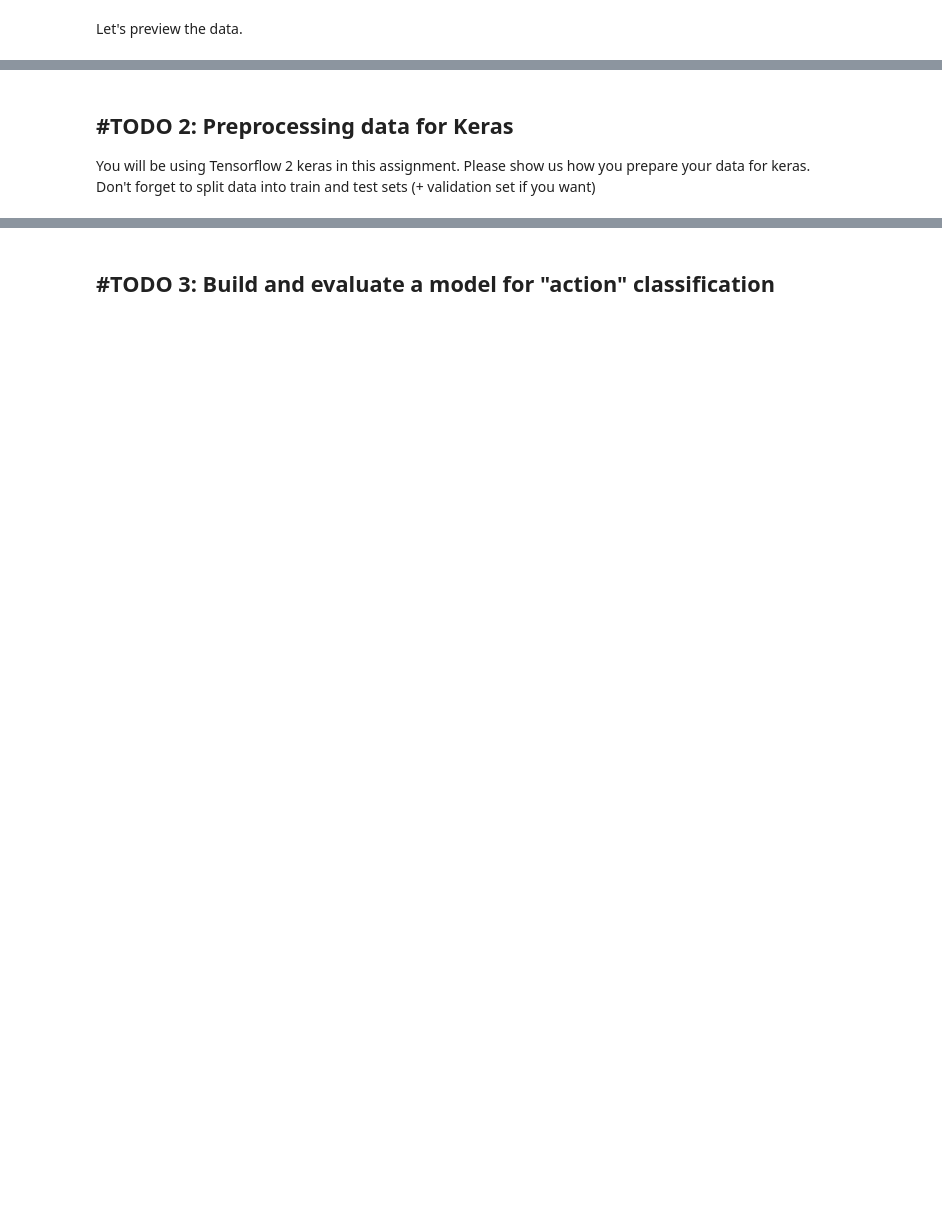
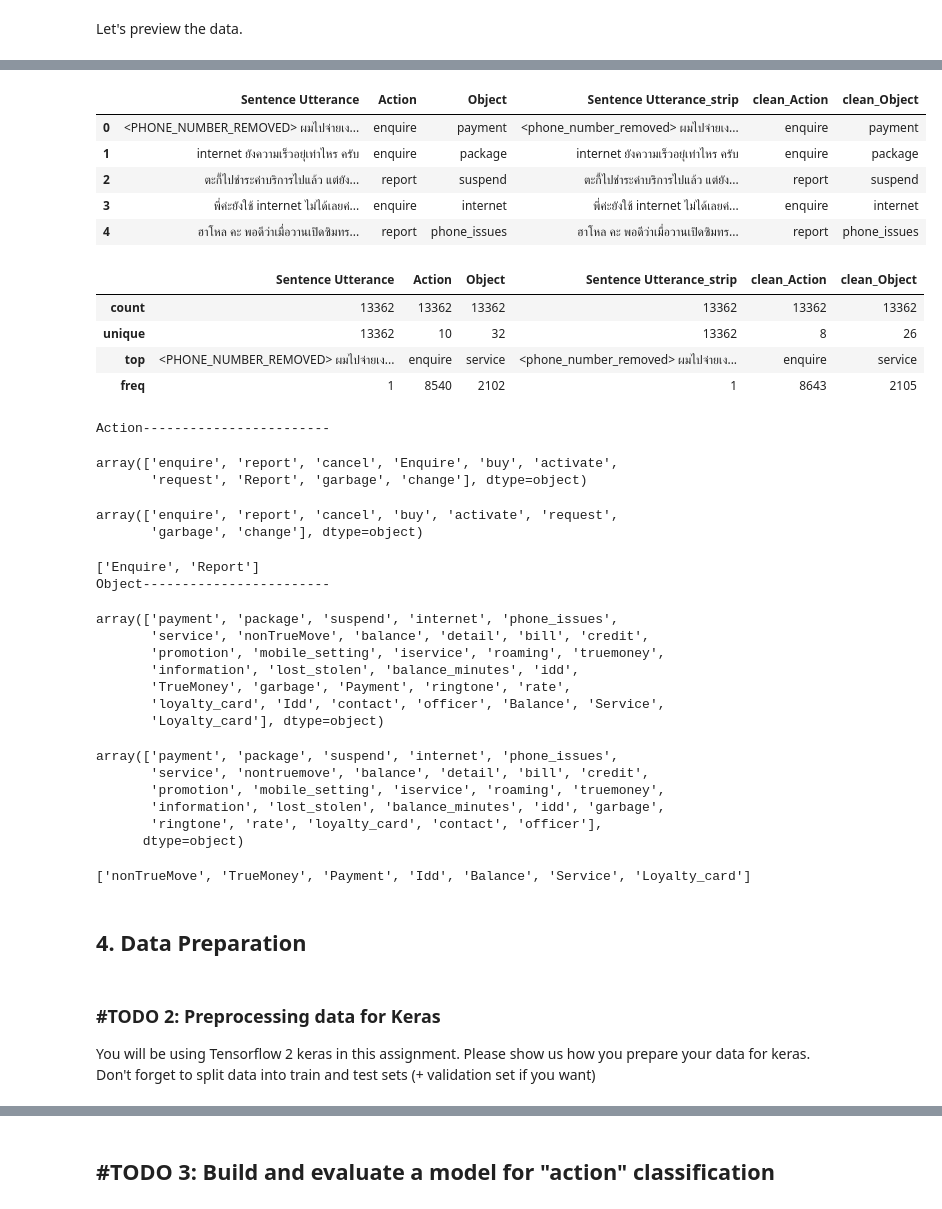
Before and after one commit to njrean/NLP_HW3, a Jupyter notebook: HW3.1.ipynb, the cells around one changed output, grey strips where cells are left out. Cells and saved outputs as stored; diff of their text form; code cells hidden in the pictures; blank space fills up the shorter version.

```diff
--- a/HW3.1.ipynb
+++ b/HW3.1.ipynb
@@ -35,7 +53,8 @@ First, we load the data from disk into a Dataframe.
 
 A Dataframe is essentially a table, or 2D-array/Matrix with a name for each column.
 # %%
-phone_df = pandas.read_csv('clean-phone-data.csv')
+phone_df = pandas.read_csv('dataset/clean-phone-data.csv')
+# phone_df = pandas.read_csv('/content/drive/MyDrive/NLP/HW_3/dataset/clean-phone-data.csv')
 # %% [markdown]
 Let's preview the data.
 # %%
@@ -64,0 +116,2 @@ display(data_df.Action.unique())
+# %%
+clean_df["Sentence Utterance_strip"] = (clean_df["Sentence Utterance"].str.strip()).str.lower().copy()
@@ -65,5 +123,61 @@ display(data_df.Action.unique())
+# %%
+#change into lower case
+clean_df['clean_Action'] = clean_df['Action'].str.lower().copy()
+clean_df['clean_Object'] = clean_df['Object'].str.lower().copy()
+
+#remove duplicate instances
+clean_df = clean_df.drop_duplicates("Sentence Utterance_strip", keep="first")
+
+#visualize result
+display(clean_df.head())
+display(clean_df.describe())
+
+print('Action------------------------')
+display(clean_df.Action.unique())
+display(clean_df.clean_Action.unique())
+print([e for e in list(clean_df.Action.unique()) if e not in list(clean_df.clean_Action.unique())])
+
+print('Object------------------------')
+display(clean_df.Object.unique())
+display(clean_df.clean_Object.unique())
+print([e for e in list(clean_df.Object.unique()) if e not in list(clean_df.clean_Object.unique())])
+# %% [output]
+|  | Sentence Utterance | Action | Object | Sentence Utterance_strip | clean_Action | clean_Object |
+| 0 | <PHONE_NUMBER_REMOVED> ผมไปจ่ายเง... | enquire | payment | <phone_number_removed> ผมไปจ่ายเง... | enquire | payment |
+| 1 | internet ยังความเร็วอยุ่เท่าไหร ครับ | enquire | package | internet ยังความเร็วอยุ่เท่าไหร ครับ | enquire | package |
+| 2 | ตะกี้ไปชำระค่าบริการไปแล้ว แต่ยัง... | report | suspend | ตะกี้ไปชำระค่าบริการไปแล้ว แต่ยัง... | report | suspend |
+| 3 | พี่ค่ะยังใช้ internet ไม่ได้เลยค่... | enquire | internet | พี่ค่ะยังใช้ internet ไม่ได้เลยค่... | enquire | internet |
+| 4 | ฮาโหล คะ พอดีว่าเมื่อวานเปิดซิมทร... | report | phone_issues | ฮาโหล คะ พอดีว่าเมื่อวานเปิดซิมทร... | report | phone_issues |
+|  | Sentence Utterance | Action | Object | Sentence Utterance_strip | clean_Action | clean_Object |
+| count | 13362 | 13362 | 13362 | 13362 | 13362 | 13362 |
+| unique | 13362 | 10 | 32 | 13362 | 8 | 26 |
+| top | <PHONE_NUMBER_REMOVED> ผมไปจ่ายเง... | enquire | service | <phone_number_removed> ผมไปจ่ายเง... | enquire | service |
+| freq | 1 | 8540 | 2102 | 1 | 8643 | 2105 |
+Action------------------------
+array(['enquire', 'report', 'cancel', 'Enquire', 'buy', 'activate',
+       'request', 'Report', 'garbage', 'change'], dtype=object)
+array(['enquire', 'report', 'cancel', 'buy', 'activate', 'request',
+       'garbage', 'change'], dtype=object)
+['Enquire', 'Report']
+Object------------------------
+array(['payment', 'package', 'suspend', 'internet', 'phone_issues',
+       'service', 'nonTrueMove', 'balance', 'detail', 'bill', 'credit',
+       'promotion', 'mobile_setting', 'iservice', 'roaming', 'truemoney',
+       'information', 'lost_stolen', 'balance_minutes', 'idd',
+       'TrueMoney', 'garbage', 'Payment', 'ringtone', 'rate',
+       'loyalty_card', 'Idd', 'contact', 'officer', 'Balance', 'Service',
+       'Loyalty_card'], dtype=object)
+array(['payment', 'package', 'suspend', 'internet', 'phone_issues',
+       'service', 'nontruemove', 'balance', 'detail', 'bill', 'credit',
+       'promotion', 'mobile_setting', 'iservice', 'roaming', 'truemoney',
+       'information', 'lost_stolen', 'balance_minutes', 'idd', 'garbage',
+       'ringtone', 'rate', 'loyalty_card', 'contact', 'officer'],
+      dtype=object)
+['nonTrueMove', 'TrueMoney', 'Payment', 'Idd', 'Balance', 'Service', 'Loyalty_card']
+# %% [markdown]
+## 4. Data Preparation
 # %% [markdown]
-## #TODO 2: Preprocessing data for Keras
+### #TODO 2: Preprocessing data for Keras
 You will be using Tensorflow 2 keras in this assignment. Please show us how you prepare your data for keras.
 Don't forget to split data into train and test sets (+ validation set if you want)
 # %%
```
Also changed, not shown: parts of 74 cells of this notebook, 3 other files.
